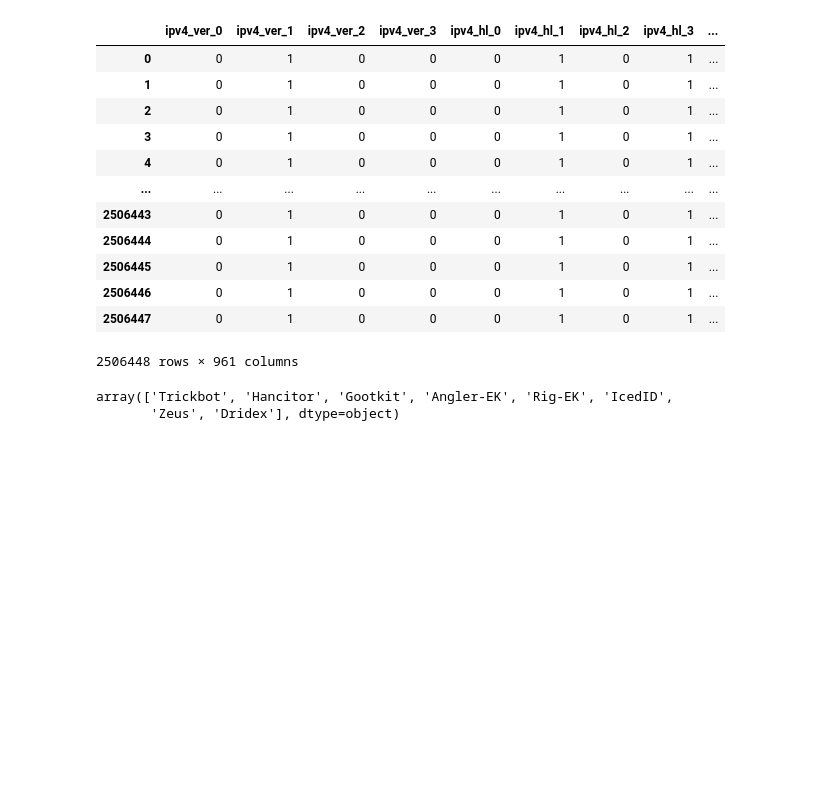
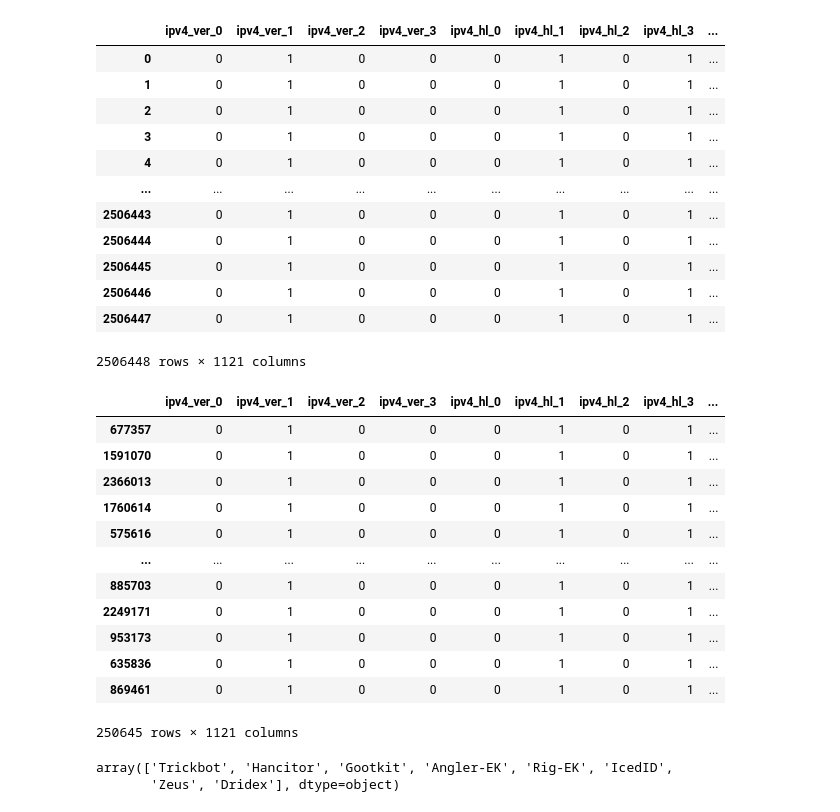
Before and after one commit to YBC3/project_semester, a Jupyter notebook: nprintML.ipynb, the cells around one changed output. Cells and saved outputs as stored; diff of their text form; code cells hidden in the pictures; blank space fills up the shorter version.

```diff
--- a/nprintML.ipynb
+++ b/nprintML.ipynb
@@ -47,5 +47,5 @@ combined_data.to_csv("Datasets.csv", index = False)
 # %%
-combined_data = pd.read_csv('Datasets.csv', header = 0)
+combined_data = pd.read_csv('Datasets_tcp_udp_payload.csv', header = 0)
 combined_data
 # %% [output]
 |  | ipv4_ver_0 | ipv4_ver_1 | ipv4_ver_2 | ipv4_ver_3 | ipv4_hl_0 | ipv4_hl_1 | ipv4_hl_2 | ipv4_hl_3 | ... |
@@ -60,7 +60,7 @@ combined_data
 | 2506445 | 0 | 1 | 0 | 0 | 0 | 1 | 0 | 1 | ... |
 | 2506446 | 0 | 1 | 0 | 0 | 0 | 1 | 0 | 1 | ... |
 | 2506447 | 0 | 1 | 0 | 0 | 0 | 1 | 0 | 1 | ... |
-2506448 rows × 961 columns
+2506448 rows × 1121 columns
 # %%
 import os
 
@@ -74,4 +74,22 @@ os.environ['RAY_memory_monitor_refresh_ms'] = '0'
 from sklearn.model_selection import train_test_split
 # %%
 data1, data2 = train_test_split(combined_data, test_size=0.1, random_state=1)
+# %%
+data3 = data2.dropna()
+# %%
+data3
+# %% [output]
+|  | ipv4_ver_0 | ipv4_ver_1 | ipv4_ver_2 | ipv4_ver_3 | ipv4_hl_0 | ipv4_hl_1 | ipv4_hl_2 | ipv4_hl_3 | ... |
+| 677357 | 0 | 1 | 0 | 0 | 0 | 1 | 0 | 1 | ... |
+| 1591070 | 0 | 1 | 0 | 0 | 0 | 1 | 0 | 1 | ... |
+| 2366013 | 0 | 1 | 0 | 0 | 0 | 1 | 0 | 1 | ... |
+| 1760614 | 0 | 1 | 0 | 0 | 0 | 1 | 0 | 1 | ... |
+| 575616 | 0 | 1 | 0 | 0 | 0 | 1 | 0 | 1 | ... |
+| ... | ... | ... | ... | ... | ... | ... | ... | ... | ... |
+| 885703 | 0 | 1 | 0 | 0 | 0 | 1 | 0 | 1 | ... |
+| 2249171 | 0 | 1 | 0 | 0 | 0 | 1 | 0 | 1 | ... |
+| 953173 | 0 | 1 | 0 | 0 | 0 | 1 | 0 | 1 | ... |
+| 635836 | 0 | 1 | 0 | 0 | 0 | 1 | 0 | 1 | ... |
+| 869461 | 0 | 1 | 0 | 0 | 0 | 1 | 0 | 1 | ... |
+250645 rows × 1121 columns
 # %%
```
Also changed, not shown: parts of 10 cells of this notebook, 2 other files.
